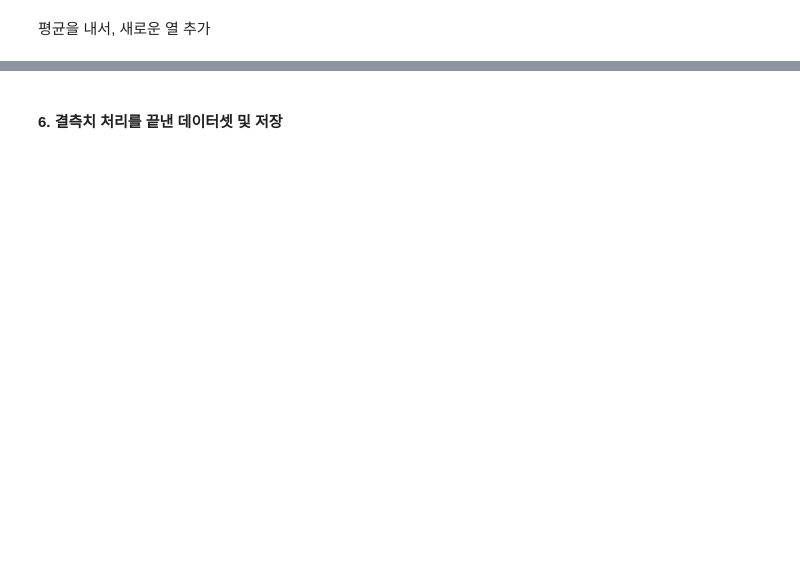
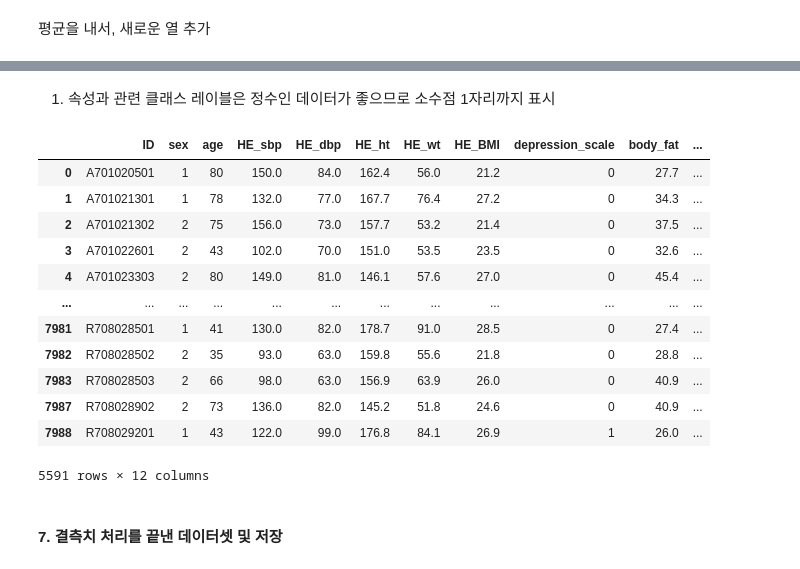
Before and after one commit to sparksub/DM-Termproject, a Jupyter notebook: DM-2023-team3-depression.ipynb, the cells around one changed output, grey strips where cells are left out. Saved outputs shown, nothing was run; the diff lists cells and outputs as text; code cells hidden in the pictures; blank space fills up the shorter version.

Commit message:
average_row for GS_mea & rounding data

```diff
--- a/DM-2023-team3-depression.ipynb
+++ b/DM-2023-team3-depression.ipynb
@@ -297,14 +303,3 @@ non_GS_index = non_GS.index
 non_GS_index
 # %% [output]
 Int64Index([537, 655, 731, 3703], dtype='int64')
-# %%
-# GS_mear_l_* 데이터처리
-for key in non_GS_index:
-    check_list = [dataset.loc[key, dataset.columns==value].values[0] for value in ['GS_mea_l_1','GS_mea_l_2','GS_mea_l_3']]
-    if check_list.count('nan') == 1:
-        dataset.loc[key, dataset.columns=='GS_mea_l_3'] = (check_list[0] + check_list[1])/2
-    else:
-        dataset.loc[key, dataset.columns=='GS_mea_l_2'] = check_list[0]
-        dataset.loc[key, dataset.columns=='GS_mea_l_3'] = check_list[0]
-
-dataset[dataset['GS_mea_l_1'].isna() | dataset['GS_mea_l_2'].isna() | dataset['GS_mea_l_3'].isna() ]  # 결측치 없음 확인
@@ -313,2 +306,21 @@ dataset[dataset['GS_mea_l_1'].isna() | dataset['GS_mea_l_2'].isna() | dataset['G
+# %%
+def average_row(row):
+    # 결측치가 아닌 값들만 선택
+    non_nan_values = row[['GS_mea_l_1', 'GS_mea_l_2', 'GS_mea_l_3']].dropna()
+    # 결측치가 아닌 값들의 개수
+    count = len(non_nan_values)
+    # 결측치가 아닌 값들의 평균 계산
+    if count > 0:
+        return non_nan_values.mean()
+    else:
+        return np.nan
+
+# 새로운 열에 평균값 저장
+dataset['l_average'] = dataset.apply(average_row, axis=1)
+
+# 모든 값이 결측치인 행 삭제
+dataset.dropna(subset=['l_average'], inplace=True)
 # %% [markdown]
 평균을 내서, 새로운 열 추가
+# %%
+dataset = dataset.drop(['GS_mea_r_1', 'GS_mea_r_2', 'GS_mea_r_3', 'GS_mea_l_1', 'GS_mea_l_2', 'GS_mea_l_3'], axis=1)
@@ -315,5 +341,26 @@ dataset[dataset['GS_mea_l_1'].isna() | dataset['GS_mea_l_2'].isna() | dataset['G
+# %% [markdown]
+1) 속성과 관련 클래스 레이블은 정수인 데이터가 좋으므로 소수점 1자리까지 표시
+# %%
+sub_dataset = ['HE_BMI', 'body_fat', 'r_average', 'l_average']
+dataset[sub_dataset] = dataset[sub_dataset].round(1)
+# %%
+dataset
+# %% [output]
+|  | ID | sex | age | HE_sbp | HE_dbp | HE_ht | HE_wt | HE_BMI | depression_scale | body_fat | ... |
+| 0 | A701020501 | 1 | 80 | 150.0 | 84.0 | 162.4 | 56.0 | 21.2 | 0 | 27.7 | ... |
+| 1 | A701021301 | 1 | 78 | 132.0 | 77.0 | 167.7 | 76.4 | 27.2 | 0 | 34.3 | ... |
+| 2 | A701021302 | 2 | 75 | 156.0 | 73.0 | 157.7 | 53.2 | 21.4 | 0 | 37.5 | ... |
+| 3 | A701022601 | 2 | 43 | 102.0 | 70.0 | 151.0 | 53.5 | 23.5 | 0 | 32.6 | ... |
+| 4 | A701023303 | 2 | 80 | 149.0 | 81.0 | 146.1 | 57.6 | 27.0 | 0 | 45.4 | ... |
+| ... | ... | ... | ... | ... | ... | ... | ... | ... | ... | ... | ... |
+| 7981 | R708028501 | 1 | 41 | 130.0 | 82.0 | 178.7 | 91.0 | 28.5 | 0 | 27.4 | ... |
+| 7982 | R708028502 | 2 | 35 | 93.0 | 63.0 | 159.8 | 55.6 | 21.8 | 0 | 28.8 | ... |
+| 7983 | R708028503 | 2 | 66 | 98.0 | 63.0 | 156.9 | 63.9 | 26.0 | 0 | 40.9 | ... |
+| 7987 | R708028902 | 2 | 73 | 136.0 | 82.0 | 145.2 | 51.8 | 24.6 | 0 | 40.9 | ... |
+| 7988 | R708029201 | 1 | 43 | 122.0 | 99.0 | 176.8 | 84.1 | 26.9 | 1 | 26.0 | ... |
+5591 rows × 12 columns
 # %% [markdown]
-#### 6. 결측치 처리를 끝낸 데이터셋 및 저장
+#### 7. 결측치 처리를 끝낸 데이터셋 및 저장
 # %%
 dataset.info()
 # %% [output]
```
Also changed, not shown: parts of 7 cells of this notebook, 1 other file.
